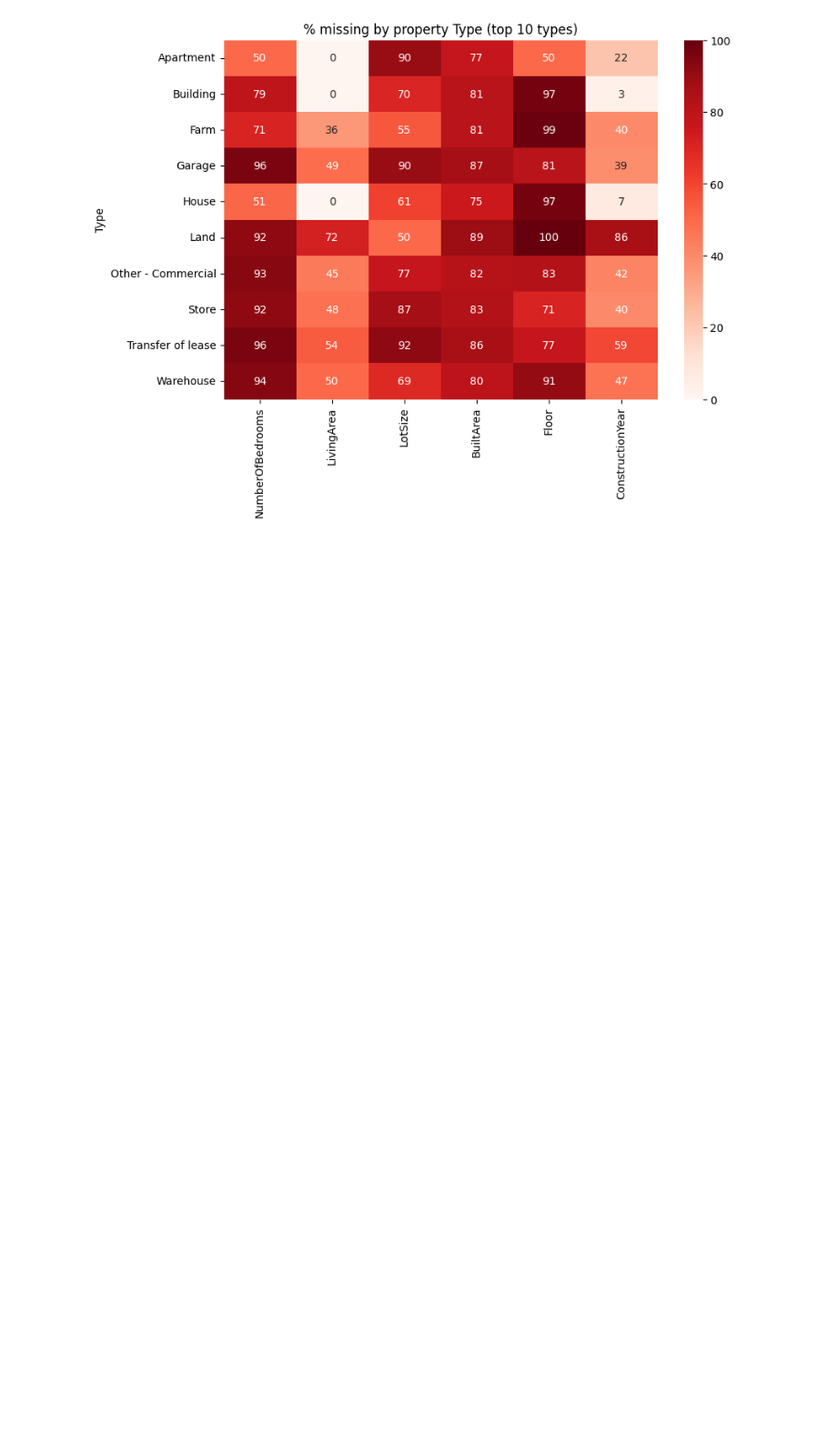
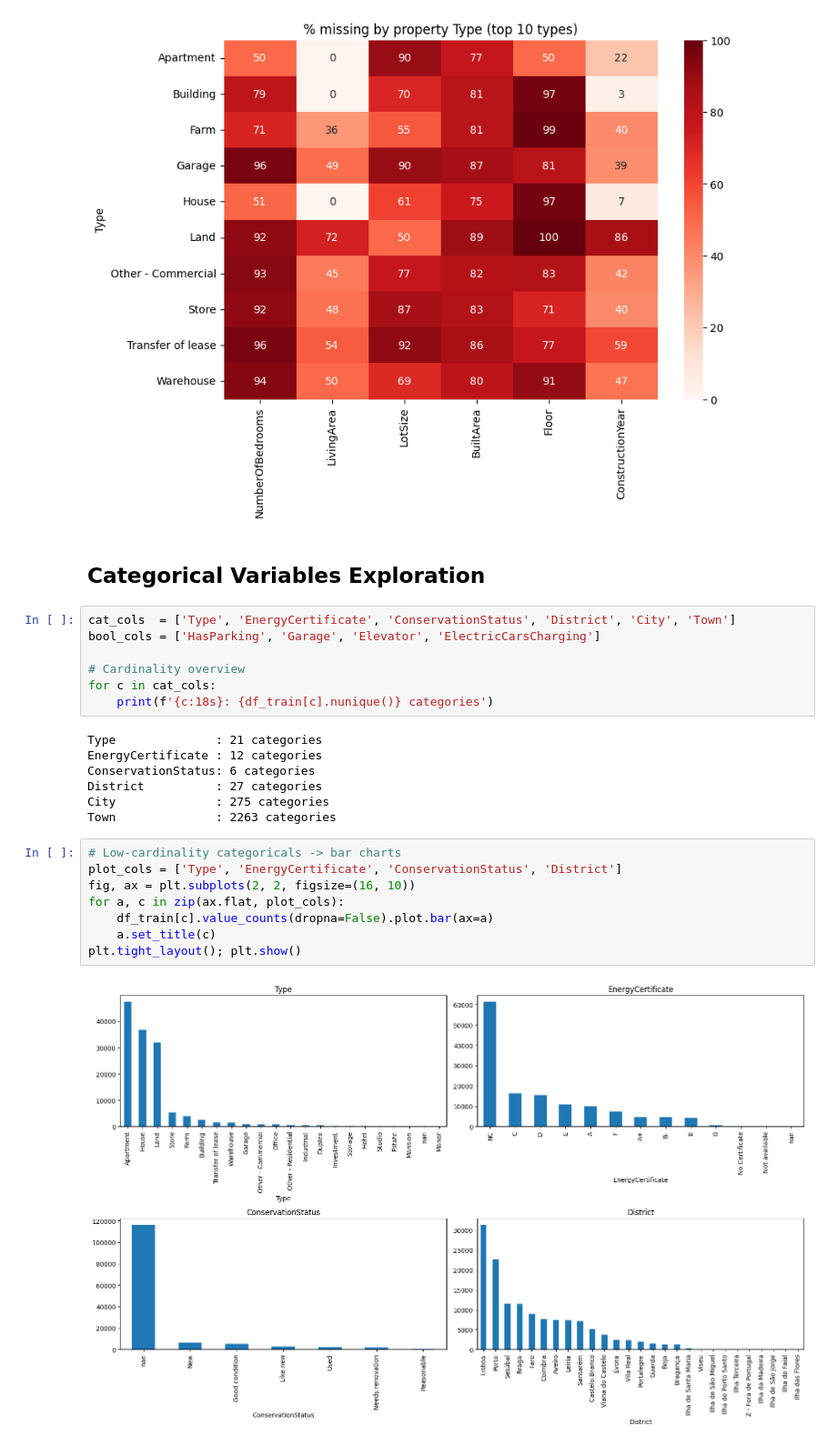
Before and after one commit to barbara-sousa-franco/MLOps_Project, a Jupyter notebook: notebooks/EDA.ipynb, the cells around one changed output. Shown at 91% size. Saved outputs shown, nothing was run; the diff lists cells and outputs as text; blank space fills up the shorter version.

```diff
--- a/notebooks/EDA.ipynb
+++ b/notebooks/EDA.ipynb
@@ -510,3 +511,29 @@ sns.heatmap(miss_by_type, annot=True, fmt='.0f', cmap='Reds')
 plt.title('% missing by property Type (top 10 types)'); plt.show()
 # %% [output]
 [figure]
+# %% [markdown]
+## Categorical Variables Exploration
+# %%
+cat_cols  = ['Type', 'EnergyCertificate', 'ConservationStatus', 'District', 'City', 'Town']
+bool_cols = ['HasParking', 'Garage', 'Elevator', 'ElectricCarsCharging']
+
+# Cardinality overview
+for c in cat_cols:
+    print(f'{c:18s}: {df_train[c].nunique()} categories')
+# %% [output]
+Type              : 21 categories
+EnergyCertificate : 12 categories
+ConservationStatus: 6 categories
+District          : 27 categories
+City              : 275 categories
+Town              : 2263 categories
+# %%
+# Low-cardinality categoricals -> bar charts
+plot_cols = ['Type', 'EnergyCertificate', 'ConservationStatus', 'District']
+fig, ax = plt.subplots(2, 2, figsize=(16, 10))
+for a, c in zip(ax.flat, plot_cols):
+    df_train[c].value_counts(dropna=False).plot.bar(ax=a)
+    a.set_title(c)
+plt.tight_layout(); plt.show()
+# %% [output]
+[figure, added]
```
Also changed, not shown: parts of 14 cells of this notebook.
